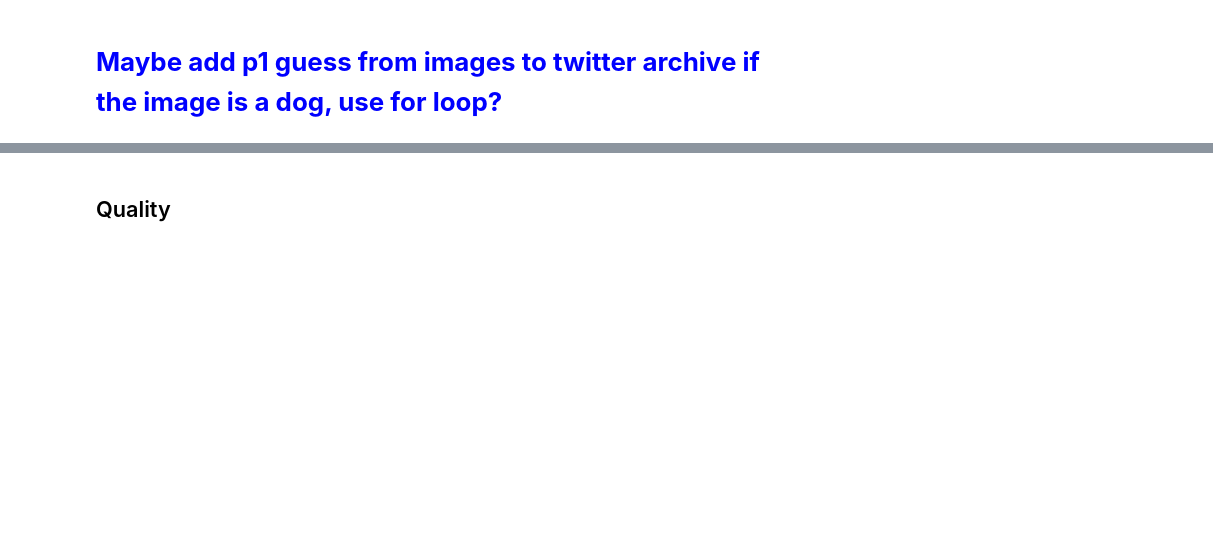
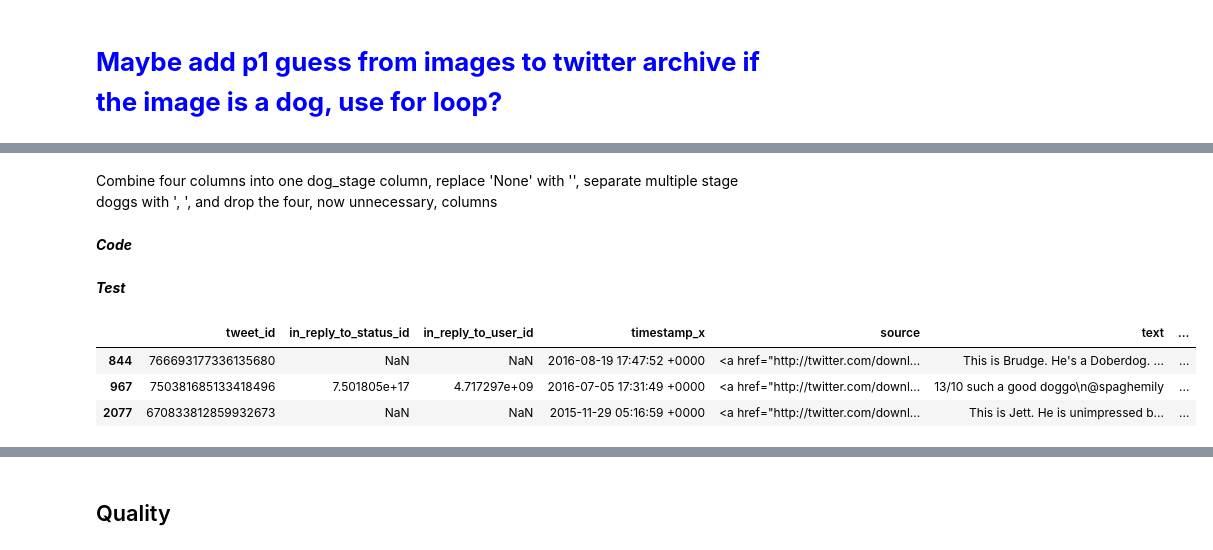
Before and after one commit to Miles-Murphy/data_wrangling_final_project, a Jupyter notebook: wrangle_act.ipynb, the cells around one changed output, grey strips where cells are left out. Drawn from its saved outputs; the diff is of its cells as text; code cells hidden in the pictures; blank space fills up the shorter version.

```diff
--- a/wrangle_act.ipynb
+++ b/wrangle_act.ipynb
@@ -655,0 +657,4 @@ memory usage: 386.5+ KB
+# %% [markdown]
+Combine four columns into one dog_stage column, replace 'None' with '', separate multiple stage doggs with ', ', and drop the four, now unnecessary, columns
+# %% [markdown]
+<em><b>Code</b></em>
@@ -655,0 +684,9 @@ memory usage: 386.5+ KB
+# %% [markdown]
+<em><b>Test</b></em>
+# %%
+twitter_archive_clean[twitter_archive_clean['dog_stage'].notnull()].sample(3)
+# %% [output]
+|  | tweet_id | in_reply_to_status_id | in_reply_to_user_id | timestamp_x | source | text | ... |
+| 844 | 766693177336135680 | NaN | NaN | 2016-08-19 17:47:52 +0000 | <a href="http://twitter.com/downl... | This is Brudge. He's a Doberdog. ... | ... |
+| 967 | 750381685133418496 | 7.501805e+17 | 4.717297e+09 | 2016-07-05 17:31:49 +0000 | <a href="http://twitter.com/downl... | 13/10 such a good doggo\n@spaghemily | ... |
+| 2077 | 670833812859932673 | NaN | NaN | 2015-11-29 05:16:59 +0000 | <a href="http://twitter.com/downl... | This is Jett. He is unimpressed b... | ... |
```
Also changed, not shown: parts of 18 cells of this notebook, 2 other files.
